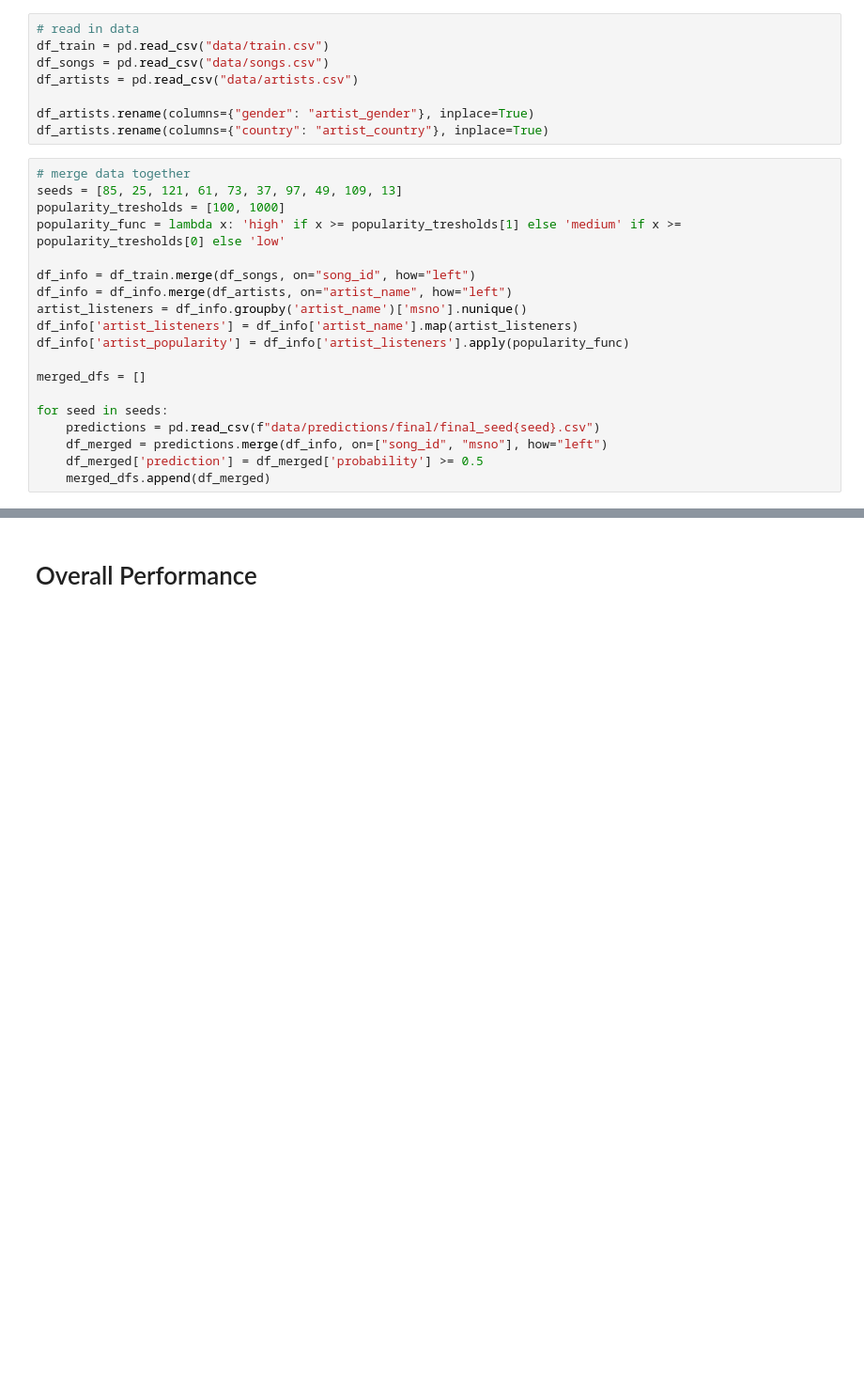
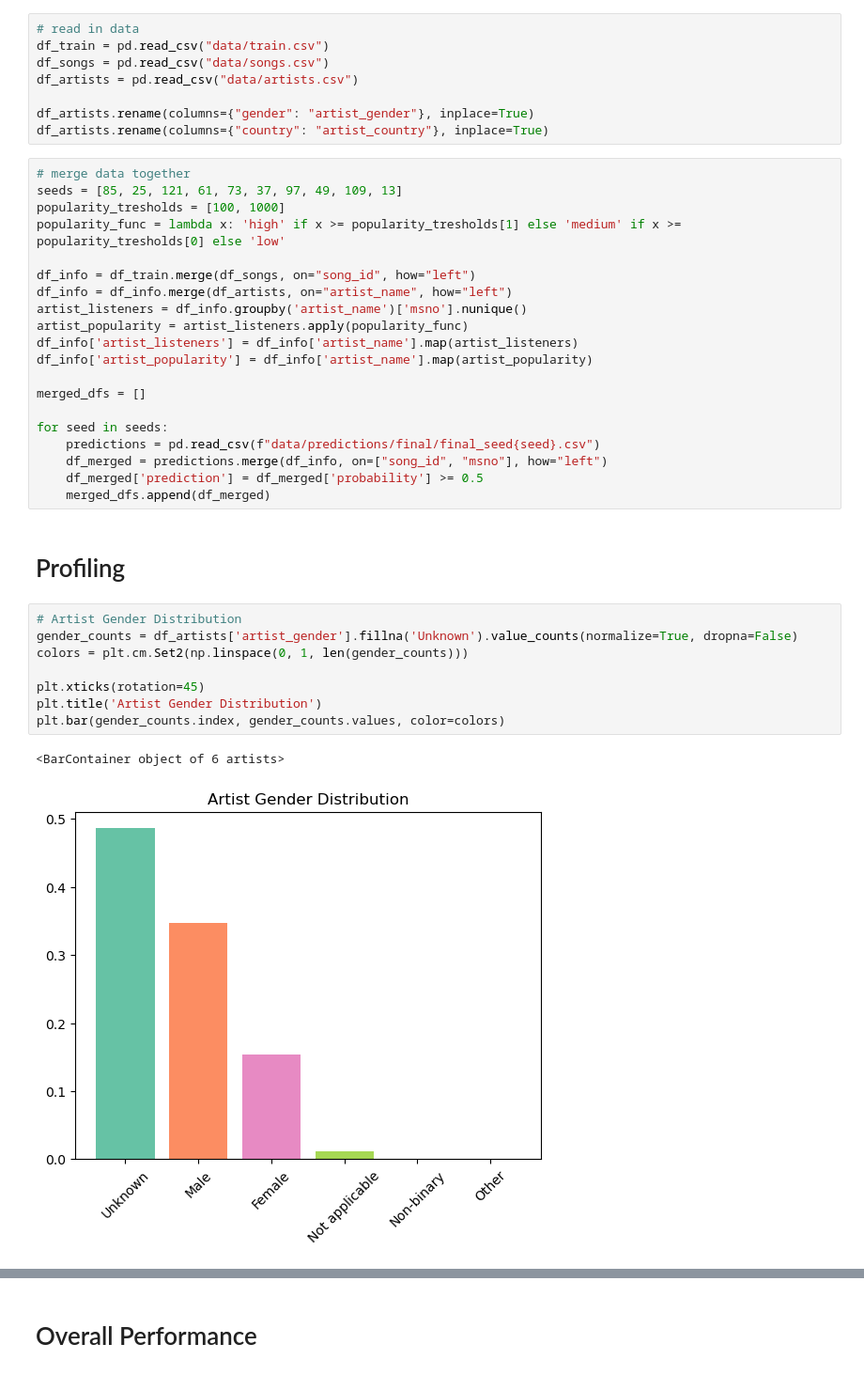
Before and after one commit to jeffgord/RAI-final, a Jupyter notebook: analysis-final.ipynb, the cells around one changed output, grey strips where cells are left out. Shown at 94% size. Cells and saved outputs as stored; diff of their text form; blank space fills up the shorter version.

Commit message:
Add plots to analysis

```diff
--- a/analysis-final.ipynb
+++ b/analysis-final.ipynb
@@ -26,8 +25,9 @@ popularity_func = lambda x: 'high' if x >= popularity_tresholds[1] else 'medium'
 df_info = df_train.merge(df_songs, on="song_id", how="left")
 df_info = df_info.merge(df_artists, on="artist_name", how="left")
 artist_listeners = df_info.groupby('artist_name')['msno'].nunique()
+artist_popularity = artist_listeners.apply(popularity_func)
 df_info['artist_listeners'] = df_info['artist_name'].map(artist_listeners)
-df_info['artist_popularity'] = df_info['artist_listeners'].apply(popularity_func)
+df_info['artist_popularity'] = df_info['artist_name'].map(artist_popularity)
 
 merged_dfs = []
 
@@ -36,3 +36,16 @@ for seed in seeds:
     df_merged = predictions.merge(df_info, on=["song_id", "msno"], how="left")
     df_merged['prediction'] = df_merged['probability'] >= 0.5
     merged_dfs.append(df_merged)
+# %% [markdown]
+# Profiling
+# %%
+# Artist Gender Distribution
+gender_counts = df_artists['artist_gender'].fillna('Unknown').value_counts(normalize=True, dropna=False)
+colors = plt.cm.Set2(np.linspace(0, 1, len(gender_counts)))
+
+plt.xticks(rotation=45)
+plt.title('Artist Gender Distribution')
+plt.bar(gender_counts.index, gender_counts.values, color=colors)
+# %% [output]
+<BarContainer object of 6 artists>
+[figure, added]
```
Also changed, not shown: parts of 5 cells of this notebook.
